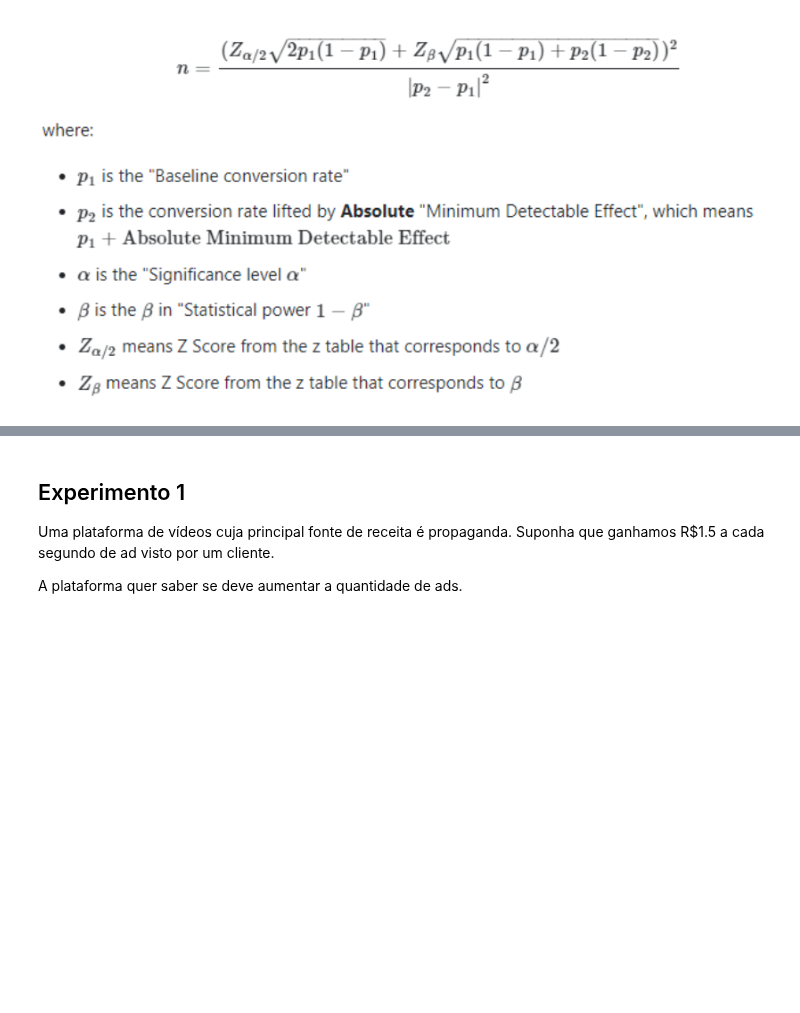
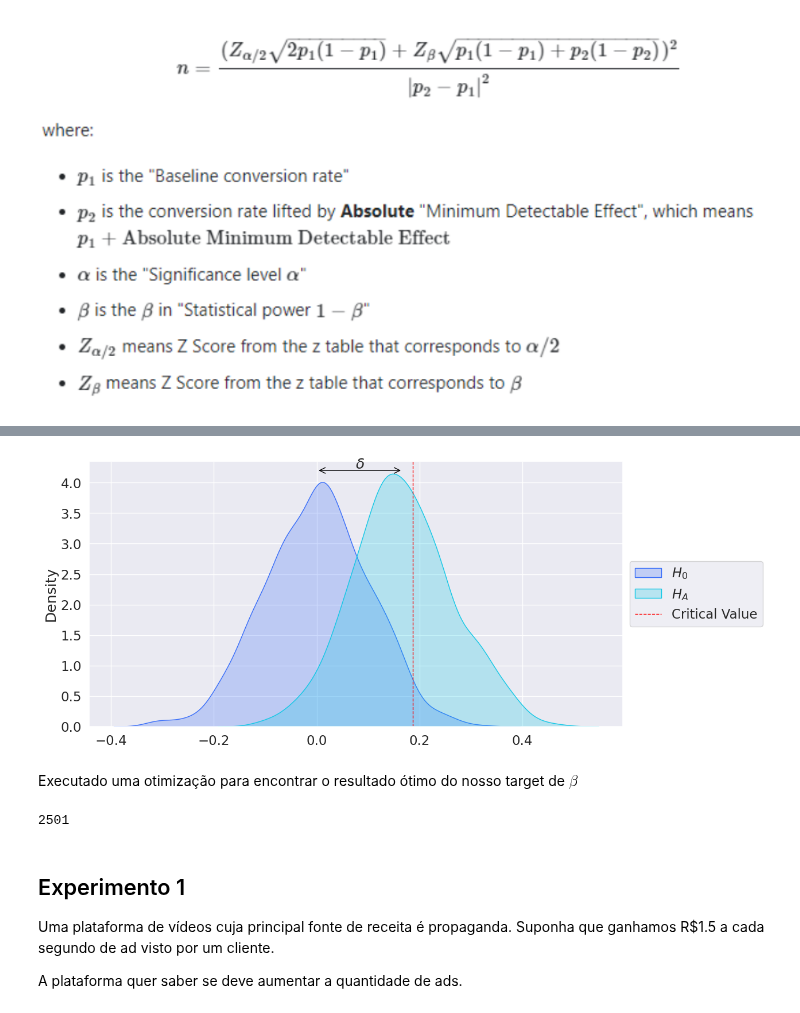
Before and after one commit to CardosoJr/bootcamp, a Jupyter notebook: Labs/Lab 6 - Teste A_B.ipynb, the cells around one changed output, grey strips where cells are left out. Drawn from its saved outputs; the diff is of its cells as text; code cells hidden in the pictures; blank space fills up the shorter version.

Commit message:
updating with simulated aa test

```diff
--- a/Labs/Lab 6 - Teste A_B.ipynb
+++ b/Labs/Lab 6 - Teste A_B.ipynb
@@ -58,0 +99,4 @@ Se quisermos adicionar um pouco de complexidade e considerar a potência do test
+# %%
+alpha = 0.05
+beta = 0.2
+delta = 0.1 * metric(data['value'])
@@ -58,0 +134,26 @@ Se quisermos adicionar um pouco de complexidade e considerar a potência do test
+# %%
+results = simulate(sample_size = 1000, bootstrap_rep = 1000)
+# %%
+fig, ax = plt.subplots(figsize = (12,6))
+sns.kdeplot(x = results['difference_null'], fill = True, label = r"$H_0$", ax = ax);
+sns.kdeplot(x = results['difference_alternative'], fill = True, label = r"$H_A$", ax = ax);
+
+percentile_97_5 = np.percentile(results['difference_null'], 100 * (1 - alpha / 2.0))
+plt.axvline(x=percentile_97_5, color='red', linestyle='--', linewidth = 1, label='Critical Value')
+
+
+peak_null = results['difference_null'].mean()
+peak_alternative = results['difference_alternative'].mean()
+
+plt.annotate('', xy=(peak_alternative, 4.2), xytext=(peak_null, 4.2),
+             arrowprops=dict(arrowstyle='<->', color='black'))
+
+plt.text(x=(peak_null + peak_alternative) / 2, y=4.3, s=r'$\delta$',
+         horizontalalignment='center', verticalalignment='center')
+
+
+ax.legend(loc='center left', bbox_to_anchor=(1, 0.5));
+# %% [output]
+[figure, added]
+# %% [markdown]
+Executado uma otimização para encontrar o resultado ótimo do nosso target de $\beta$
@@ -59,3 +171,7 @@ Se quisermos adicionar um pouco de complexidade e considerar a potência do test
+# %%
+sample_size
+# %% [output]
+2501
 # %% [markdown]
 ## Experimento 1
 
```
Also changed, not shown: parts of 11 cells of this notebook.
